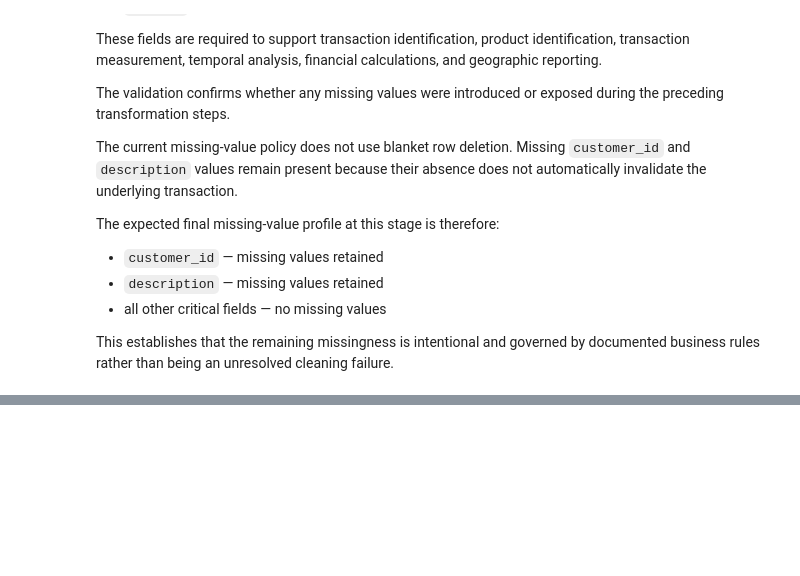
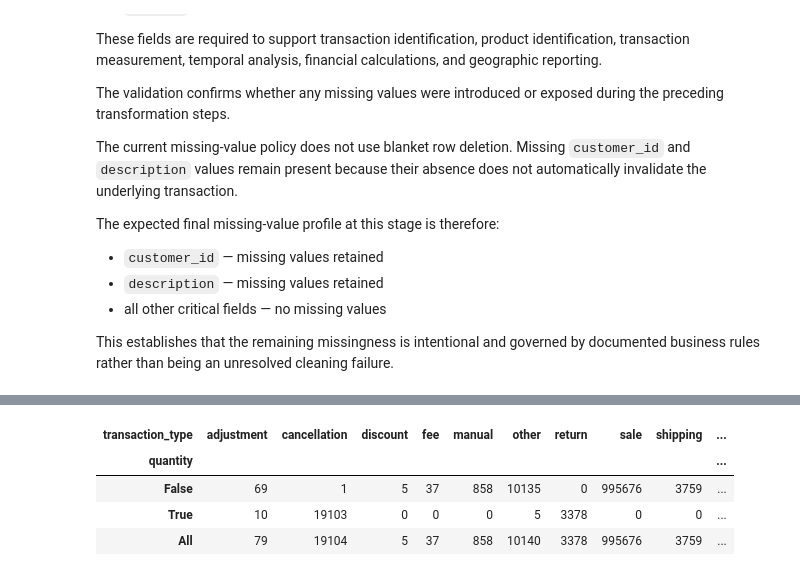
Before and after one commit to AnundaTheScientist/E-Commerce-Data-Cleaning-Reporting-Automation, a Jupyter notebook: notebooks/04_data_cleaning.ipynb, the cells around one changed output, grey strips where cells are left out. Drawn from its saved outputs; the diff is of its cells as text; code cells hidden in the pictures; blank space fills up the shorter version.

```diff
--- a/notebooks/04_data_cleaning.ipynb
+++ b/notebooks/04_data_cleaning.ipynb
@@ -703,0 +1086,14 @@ This establishes that the remaining missingness is intentional and governed by d
+# %%
+#Check negative quantities
+
+pd.crosstab(
+    df_clean["quantity"] < 0,
+    df_clean["transaction_type"],
+    margins=True
+)
+# %% [output]
+| transaction_type | adjustment | cancellation | discount | fee | manual | other | return | sale | shipping | ... |
+| quantity |  |  |  |  |  |  |  |  |  | ... |
+| False | 69 | 1 | 5 | 37 | 858 | 10135 | 0 | 995676 | 3759 | ... |
+| True | 10 | 19103 | 0 | 0 | 0 | 5 | 3378 | 0 | 0 | ... |
+| All | 79 | 19104 | 5 | 37 | 858 | 10140 | 3378 | 995676 | 3759 | ... |
```
Also changed, not shown: parts of 27 cells of this notebook.
